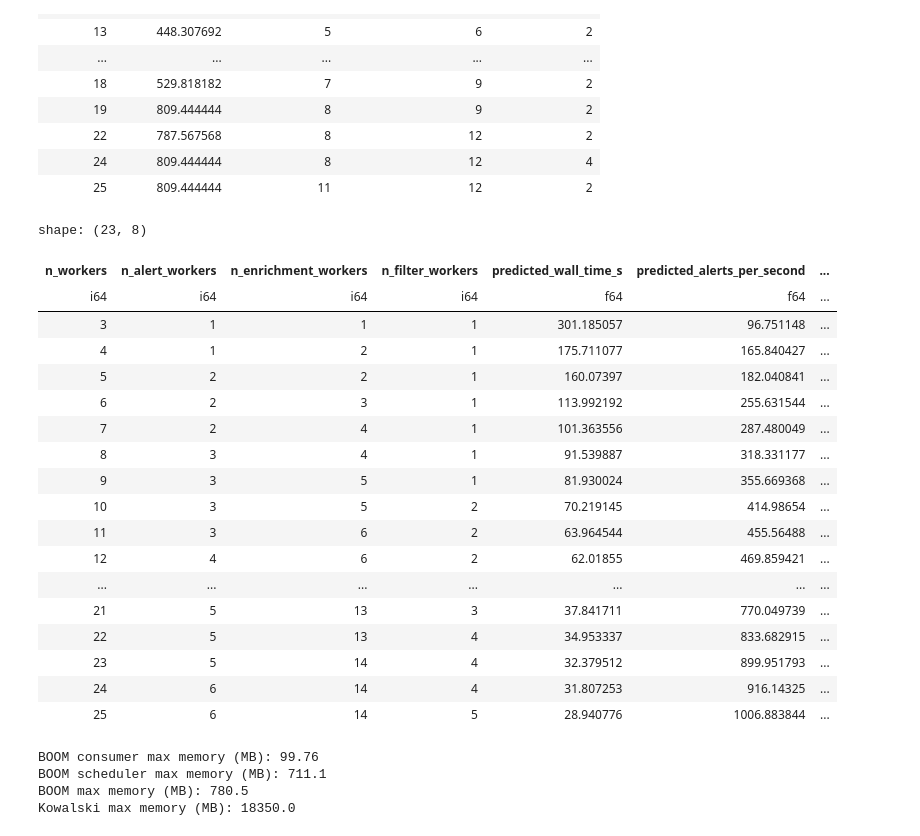
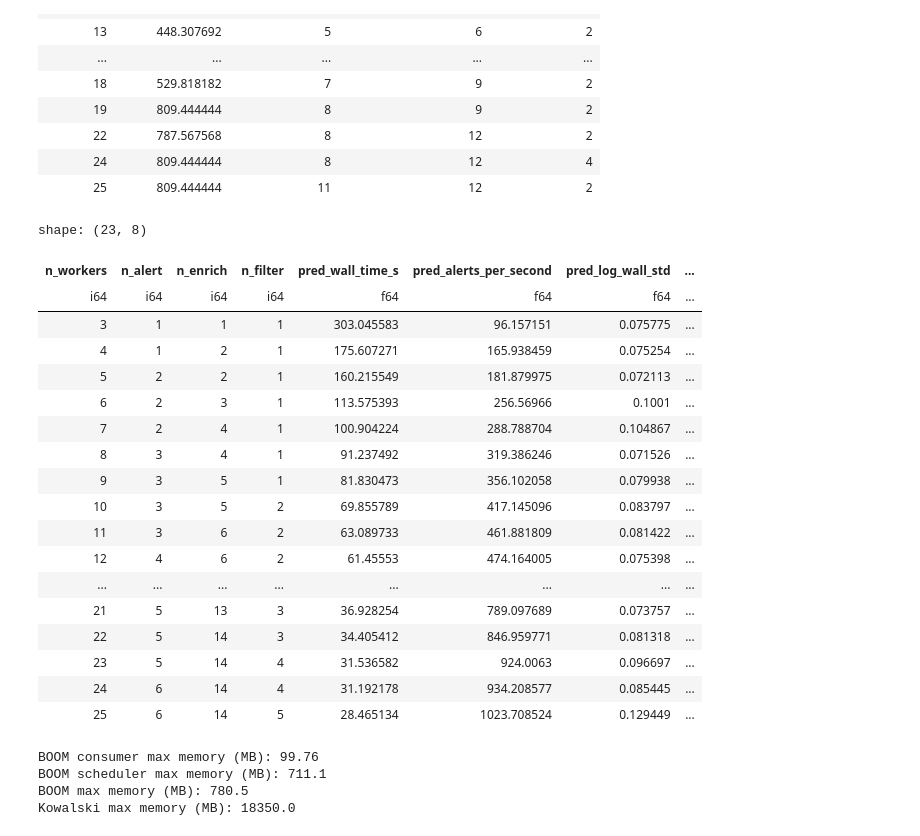
Before and after one commit to boom-astro/boom-paper, a Jupyter notebook: notebooks/analyze-logs.ipynb, the cells around one changed output. Cells and saved outputs as stored; diff of their text form; code cells hidden in the pictures.

```diff
--- a/notebooks/analyze-logs.ipynb
+++ b/notebooks/analyze-logs.ipynb
@@ -370,58 +370,58 @@ def featurize_splits(
 
 predicted_optima = []
 gp = smooth_model.named_steps["gaussianprocessregressor"]
 scaler = smooth_model.named_steps["standardscaler"]
 
 for total_workers in range(3, 26):
     splits = generate_worker_splits(total_workers)
     split_features = featurize_splits(splits, total_workers)
     split_features_scaled = scaler.transform(split_features)
     predicted_log_wall, predicted_log_wall_std = gp.predict(
         split_features_scaled, return_std=True
     )
     conservative_log_wall = (
         predicted_log_wall + uncertainty_penalty * predicted_log_wall_std
     )
     predicted_wall_time = np.exp(predicted_log_wall)
     predicted_throughput = n_alerts / predicted_wall_time
     conservative_wall_time = np.exp(conservative_log_wall)
     best_index = int(np.argmin(conservative_log_wall))
     best_split = splits[best_index]
     predicted_optima.append(
         {
             "n_workers": total_workers,
-            "n_alert_workers": best_split[0],
-            "n_enrichment_workers": best_split[1],
-            "n_filter_workers": best_split[2],
-            "predicted_wall_time_s": predicted_wall_time[best_index],
-            "predicted_alerts_per_second": predicted_throughput[best_index],
-            "predicted_log_wall_std": predicted_log_wall_std[best_index],
-            "conservative_wall_time_s": conservative_wall_time[best_index],
+            "n_alert": best_split[0],
+            "n_enrich": best_split[1],
+            "n_filter": best_split[2],
+            "pred_wall_time_s": predicted_wall_time[best_index],
+            "pred_alerts_per_second": predicted_throughput[best_index],
+            "pred_log_wall_std": predicted_log_wall_std[best_index],
+            "cons_wall_time_s": conservative_wall_time[best_index],
         }
     )
 
 df_predicted_optima = pl.DataFrame(predicted_optima)
 df_predicted_optima
 # %% [output]
 shape: (23, 8)
-| n_workers | n_alert_workers | n_enrichment_workers | n_filter_workers | predicted_wall_time_s | predicted_alerts_per_second | ... |
-| i64 | i64 | i64 | i64 | f64 | f64 | ... |
-| 3 | 1 | 1 | 1 | 301.185057 | 96.751148 | ... |
-| 4 | 1 | 2 | 1 | 175.711077 | 165.840427 | ... |
-| 5 | 2 | 2 | 1 | 160.07397 | 182.040841 | ... |
-| 6 | 2 | 3 | 1 | 113.992192 | 255.631544 | ... |
-| 7 | 2 | 4 | 1 | 101.363556 | 287.480049 | ... |
-| 8 | 3 | 4 | 1 | 91.539887 | 318.331177 | ... |
-| 9 | 3 | 5 | 1 | 81.930024 | 355.669368 | ... |
-| 10 | 3 | 5 | 2 | 70.219145 | 414.98654 | ... |
-| 11 | 3 | 6 | 2 | 63.964544 | 455.56488 | ... |
-| 12 | 4 | 6 | 2 | 62.01855 | 469.859421 | ... |
-| ... | ... | ... | ... | ... | ... | ... |
-| 21 | 5 | 13 | 3 | 37.841711 | 770.049739 | ... |
-| 22 | 5 | 13 | 4 | 34.953337 | 833.682915 | ... |
-| 23 | 5 | 14 | 4 | 32.379512 | 899.951793 | ... |
-| 24 | 6 | 14 | 4 | 31.807253 | 916.14325 | ... |
-| 25 | 6 | 14 | 5 | 28.940776 | 1006.883844 | ... |
+| n_workers | n_alert | n_enrich | n_filter | pred_wall_time_s | pred_alerts_per_second | pred_log_wall_std | ... |
+| i64 | i64 | i64 | i64 | f64 | f64 | f64 | ... |
+| 3 | 1 | 1 | 1 | 303.045583 | 96.157151 | 0.075775 | ... |
+| 4 | 1 | 2 | 1 | 175.607271 | 165.938459 | 0.075254 | ... |
+| 5 | 2 | 2 | 1 | 160.215549 | 181.879975 | 0.072113 | ... |
+| 6 | 2 | 3 | 1 | 113.575393 | 256.56966 | 0.1001 | ... |
+| 7 | 2 | 4 | 1 | 100.904224 | 288.788704 | 0.104867 | ... |
+| 8 | 3 | 4 | 1 | 91.237492 | 319.386246 | 0.071526 | ... |
+| 9 | 3 | 5 | 1 | 81.830473 | 356.102058 | 0.079938 | ... |
+| 10 | 3 | 5 | 2 | 69.855789 | 417.145096 | 0.083797 | ... |
+| 11 | 3 | 6 | 2 | 63.089733 | 461.881809 | 0.081422 | ... |
+| 12 | 4 | 6 | 2 | 61.45553 | 474.164005 | 0.075398 | ... |
+| ... | ... | ... | ... | ... | ... | ... | ... |
+| 21 | 5 | 13 | 3 | 36.928254 | 789.097689 | 0.073757 | ... |
+| 22 | 5 | 14 | 3 | 34.405412 | 846.959771 | 0.081318 | ... |
+| 23 | 5 | 14 | 4 | 31.536582 | 924.0063 | 0.096697 | ... |
+| 24 | 6 | 14 | 4 | 31.192178 | 934.208577 | 0.085445 | ... |
+| 25 | 6 | 14 | 5 | 28.465134 | 1023.708524 | 0.129449 | ... |
 # %%
 # Analyze some of the memory usage
 import json
```
Also changed, not shown: parts of 2 cells of this notebook, 9 other files.
